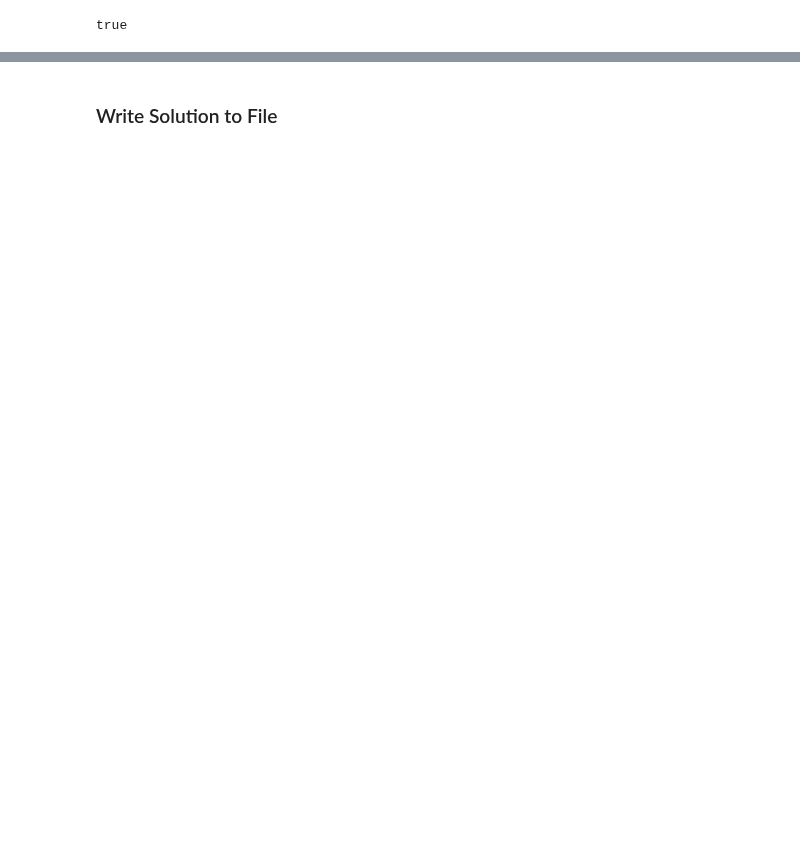
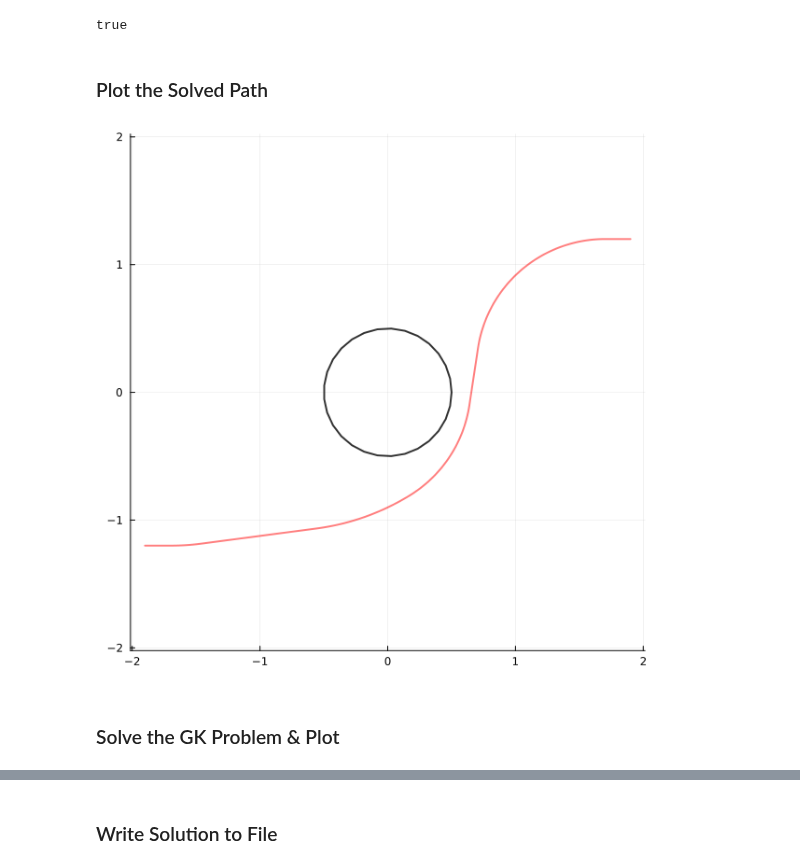
Before and after one commit to dev10110/GatekeeperFormationFlight.jl, a Jupyter notebook: examples/caams_demo/scenario_builder.ipynb, the cells around one changed output, grey strips where cells are left out. Saved outputs shown, nothing was run; the diff lists cells and outputs as text; code cells hidden in the pictures; blank space fills up the shorter version.

```diff
--- a/examples/caams_demo/scenario_builder.ipynb
+++ b/examples/caams_demo/scenario_builder.ipynb
@@ -211,6 +257,15 @@ Main.DemoUtil.SimEnvironment(Main.DemoUtil.SimScenario("demo_scenario", [-1.5, -
 success = DemoUtil.solve_leader_path!(env)
 # %% [output]
 true
+# %% [markdown]
+### Plot the Solved Path
+# %%
+p = ExampleUtils3D.visualize_baseline_2d(env.obstacles, env.leader_path)
+# @show env.obstacles
+# %% [output]
+[figure, added]
+# %% [markdown]
+### Solve the GK Problem & Plot
 # %%
 success = DemoUtil.solve_gk_problem!(env)
 # %% [output]
```
Also changed, not shown: parts of 16 cells of this notebook, 6 other files.
